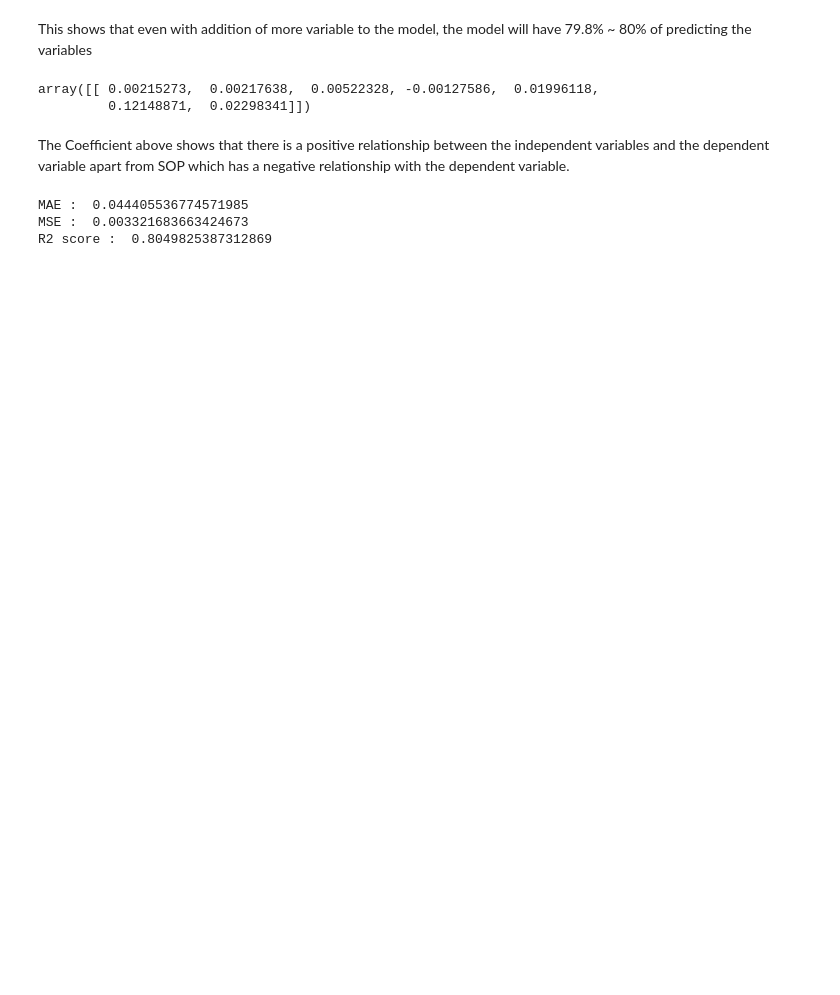
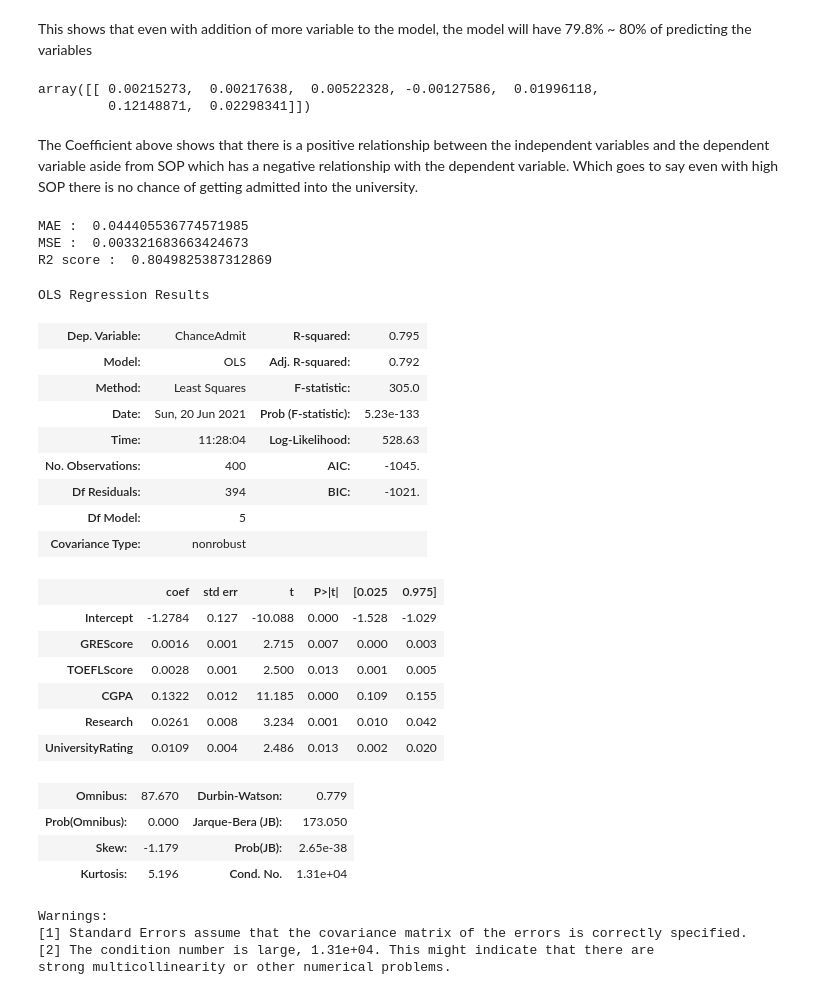
Before and after one commit to cisco00/Admission-Prediction-Model, a Jupyter notebook: Admission_Prediction_Model.ipynb, the cells around one changed output. Cells and saved outputs as stored; diff of their text form; code cells hidden in the pictures; blank space fills up the shorter version.

```diff
--- a/Admission_Prediction_Model.ipynb
+++ b/Admission_Prediction_Model.ipynb
@@ -162,7 +168,7 @@ intercept
 array([[ 0.00215273,  0.00217638,  0.00522328, -0.00127586,  0.01996118,
          0.12148871,  0.02298341]])
 # %% [markdown]
-The Coefficient above shows that there is a positive relationship between the independent variables and the dependent variable apart from SOP which has a negative relationship with the dependent variable.
+The Coefficient above shows that there is a positive relationship between the independent variables and the dependent variable aside from SOP which has a negative relationship with the dependent variable. Which goes to say even with high SOP there is no chance of getting admitted into the university.
 # %%
 y_predict = admin_chance.predict(X_test)
 # %%
@@ -176,0 +189,30 @@ R2 score :  0.8049825387312869
+# %%
+admin_chance_lm = smf.ols(formula='ChanceAdmit ~ GREScore + TOEFLScore + CGPA + Research + UniversityRating', data=Admission_Predict_).fit()
+admin_chance_lm.conf_int()
+admin_chance_lm.summary()
+# %% [output]
+OLS Regression Results
+| Dep. Variable: | ChanceAdmit | R-squared: | 0.795 |
+| Model: | OLS | Adj. R-squared: | 0.792 |
+| Method: | Least Squares | F-statistic: | 305.0 |
+| Date: | Sun, 20 Jun 2021 | Prob (F-statistic): | 5.23e-133 |
+| Time: | 11:28:04 | Log-Likelihood: | 528.63 |
+| No. Observations: | 400 | AIC: | -1045. |
+| Df Residuals: | 394 | BIC: | -1021. |
+| Df Model: | 5 |  |  |
+| Covariance Type: | nonrobust |  |  |
+|  | coef | std err | t | P>|t| | [0.025 | 0.975] |
+| Intercept | -1.2784 | 0.127 | -10.088 | 0.000 | -1.528 | -1.029 |
+| GREScore | 0.0016 | 0.001 | 2.715 | 0.007 | 0.000 | 0.003 |
+| TOEFLScore | 0.0028 | 0.001 | 2.500 | 0.013 | 0.001 | 0.005 |
+| CGPA | 0.1322 | 0.012 | 11.185 | 0.000 | 0.109 | 0.155 |
+| Research | 0.0261 | 0.008 | 3.234 | 0.001 | 0.010 | 0.042 |
+| UniversityRating | 0.0109 | 0.004 | 2.486 | 0.013 | 0.002 | 0.020 |
+| Omnibus: | 87.670 | Durbin-Watson: | 0.779 |
+| Prob(Omnibus): | 0.000 | Jarque-Bera (JB): | 173.050 |
+| Skew: | -1.179 | Prob(JB): | 2.65e-38 |
+| Kurtosis: | 5.196 | Cond. No. | 1.31e+04 |
+Warnings:
+[1] Standard Errors assume that the covariance matrix of the errors is correctly specified.
+[2] The condition number is large, 1.31e+04. This might indicate that there are
+strong multicollinearity or other numerical problems.
```
Also changed, not shown: parts of 17 cells of this notebook.
